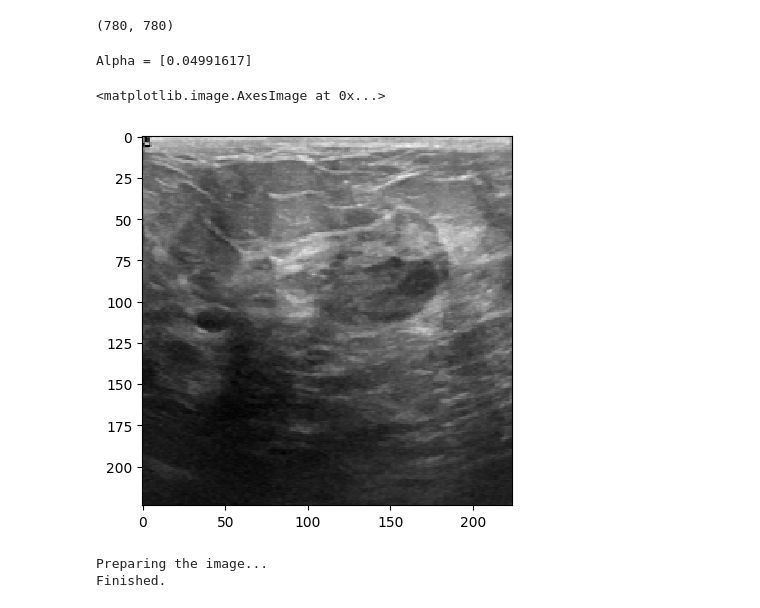
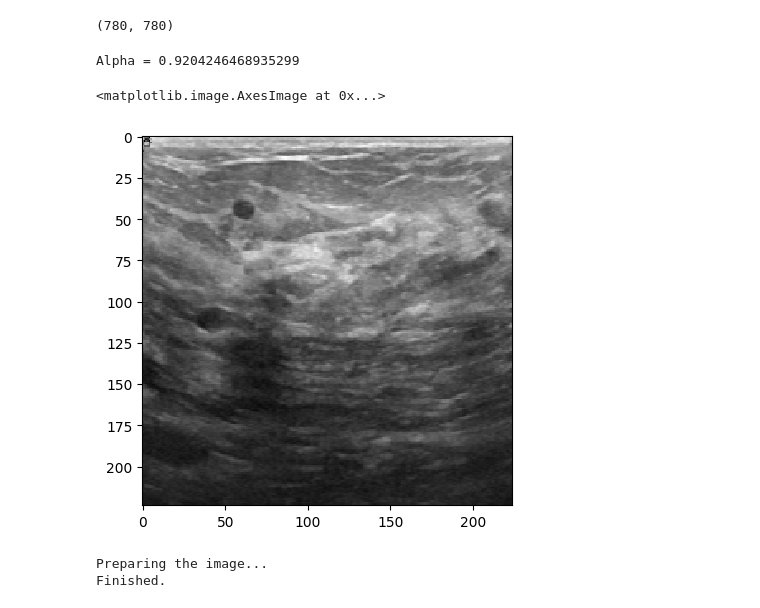
Before and after one commit to willpoulett/MUBA_pipeline, a Jupyter notebook: main2.ipynb, the cells around one changed output. Drawn from its saved outputs; the diff is of its cells as text; code cells hidden in the pictures.

```diff
--- a/main2.ipynb
+++ b/main2.ipynb
@@ -40,7 +40,7 @@ def prepare_image(file, file2 = None, beta = False):
 
         print(f"Alpha = {alpha}")
 
-        img_array = 0.5 * img_array + 0.5 * img_array2
+        img_array = alpha * img_array + alpha * img_array2
 
     return tf.keras.applications.efficientnet.preprocess_input (img_array)
 # %%
@@ -80,14 +80,14 @@ len(selected_files), len(selected_labels)
 # %%
 #TEST MIXUP
 
-test_image = prepare_image(selected_files[77], selected_files[79], True)
+test_image = prepare_image(selected_files[77], selected_files[50], False)
 test_image = tf.keras.utils.array_to_img(test_image)
 
 plt.imshow(test_image, interpolation='nearest')
 # %% [output]
-Alpha = [0.04991617]
+Alpha = 0.9204246468935299
 <matplotlib.image.AxesImage at 0x...>
-[figure, old version]
+[figure, new version]
 # %%
 # the dictionary holds list of images and for each one has its target/label
 images = {
```
Also changed, not shown: parts of 15 cells of this notebook.
